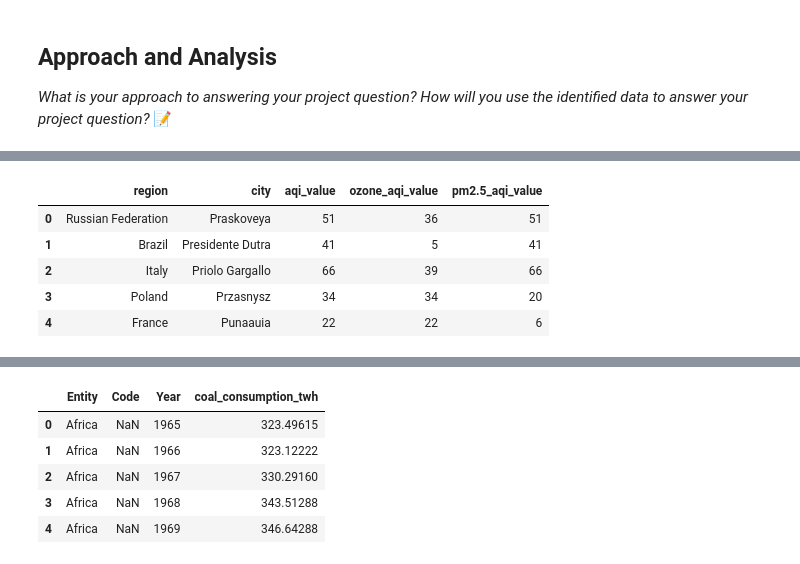
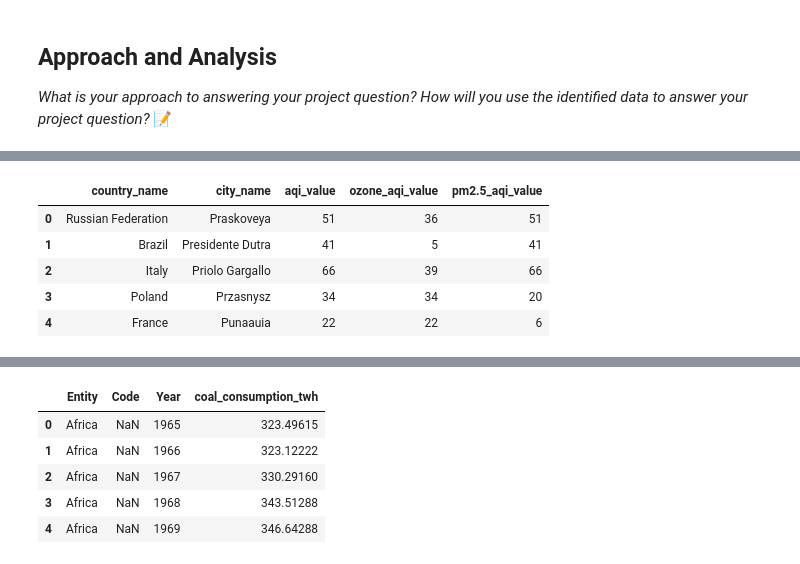
Before and after one commit to IT4063C001-Fall2025/final-project-iselekp, a Jupyter notebook: source.ipynb, the cells around one changed output, grey strips where cells are left out. Cells and saved outputs as stored; diff of their text form; code cells hidden in the pictures.

```diff
--- a/source.ipynb
+++ b/source.ipynb
@@ -66,9 +73,8 @@ air_pollution_df.head(5)
 # %%
 air_pollution_df = air_pollution_df[['country_name', 'city_name', 'aqi_value', 'ozone_aqi_value', 'pm2.5_aqi_value']]
-air_pollution_df.columns = [['region', 'city', 'aqi_value', 'ozone_aqi_value', 'pm2.5_aqi_value']]
 air_pollution_df.head(5)
 # %% [output]
-|  | region | city | aqi_value | ozone_aqi_value | pm2.5_aqi_value |
+|  | country_name | city_name | aqi_value | ozone_aqi_value | pm2.5_aqi_value |
 | 0 | Russian Federation | Praskoveya | 51 | 36 | 51 |
 | 1 | Brazil | Presidente Dutra | 41 | 5 | 41 |
 | 2 | Italy | Priolo Gargallo | 66 | 39 | 66 |
```
Also changed, not shown: parts of 9 cells of this notebook.
